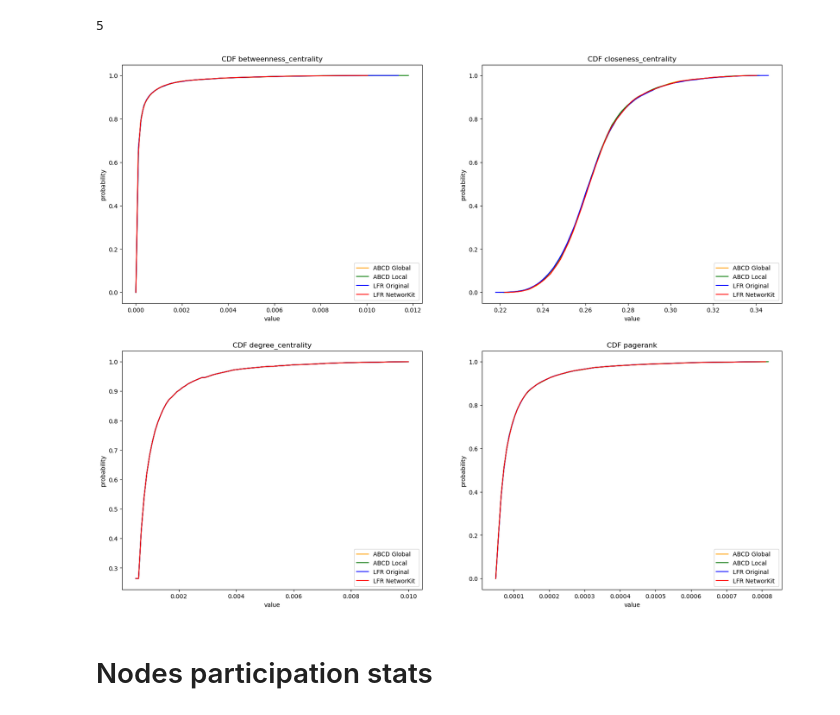
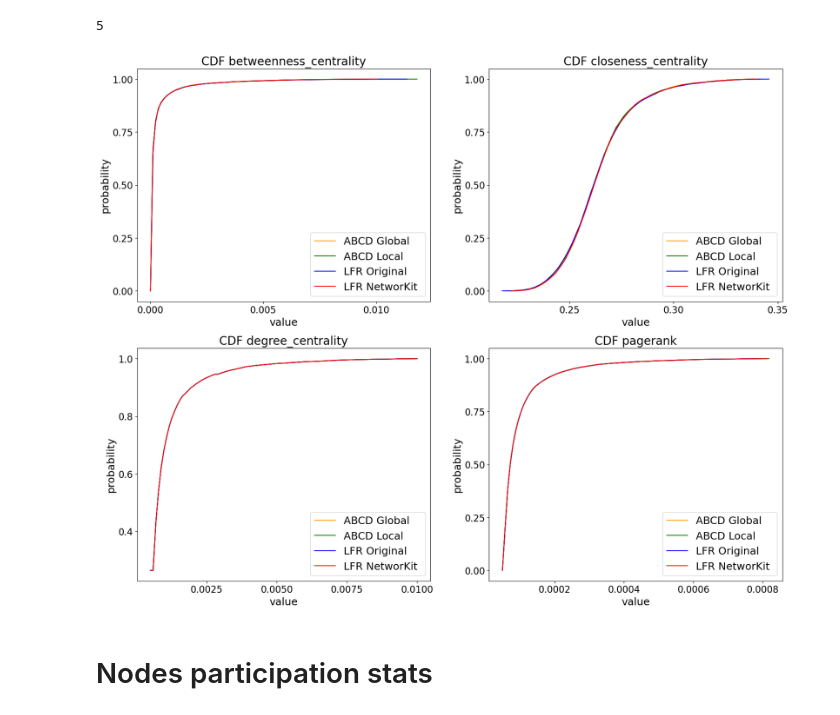
Before and after one commit to bartoszpankratz/ABCDe_Experiments, a Jupyter notebook: ABCD properties test plots.ipynb, the cells around one changed output. Drawn from its saved outputs; the diff is of its cells as text; code cells hidden in the pictures.

```diff
--- a/ABCD properties test plots.ipynb
+++ b/ABCD properties test plots.ipynb
@@ -547,26 +548,29 @@ min_deg = 5
 # %%
 fig = figure("CDF for different centralities",figsize = (20,16))
 k = 1
 for centrality in Symbol.(centralities)
     subplot(parse(Int, "22" * "$k"))
     for (algo, islocal, color) in [("ABCD", false, "orange"),("ABCD", true, "green"),
         ("LFRog", "", "blue"), ("LFR", "", "red")]
         (typeof(islocal) == Bool) ? (islocal ? algtype = "Local" : algtype = "Global") : algtype = ""
         name = resdir * "$(centrality)/$(algo)_$(centrality)_raw_$(n)_$(ξ)_$(β)_$(γ)_$(min_deg)_$(islocal).dat"
         data =  parse.(Float64, reduce(hcat, split.(readlines(name), "\t")))
         algo == "LFRog" ? algo = "LFR Original" : (algo == "LFR" && (algo = "LFR NetworKit"))
+        locator_params(nbins= 5)
+        xticks(fontsize= 16)
+        yticks(fontsize= 16)
+        xlabel("value", fontsize= 18)
+        ylabel("probability", fontsize= 18)
         plot(data[1,:],data[2,:], label = "$algo $algtype", c = color)
-        legend(loc="lower right")
-        xlabel("value")
-        ylabel("probability")
-        PyPlot.title("CDF $(centrality)")
+        legend(loc="lower right", fontsize= 18)
+        PyPlot.title("CDF $(centrality)", fontsize = 20)
     end
     k += 1
 end
 #saving to a file:
 #savefig("centrality_plots.eps")
 # %% [output]
-[figure, old version]
+[figure, new version]
 # %% [markdown]
 # Nodes participation stats
 # %% [markdown]
```
Also changed, not shown: parts of 2 cells of this notebook, 1 other file.
